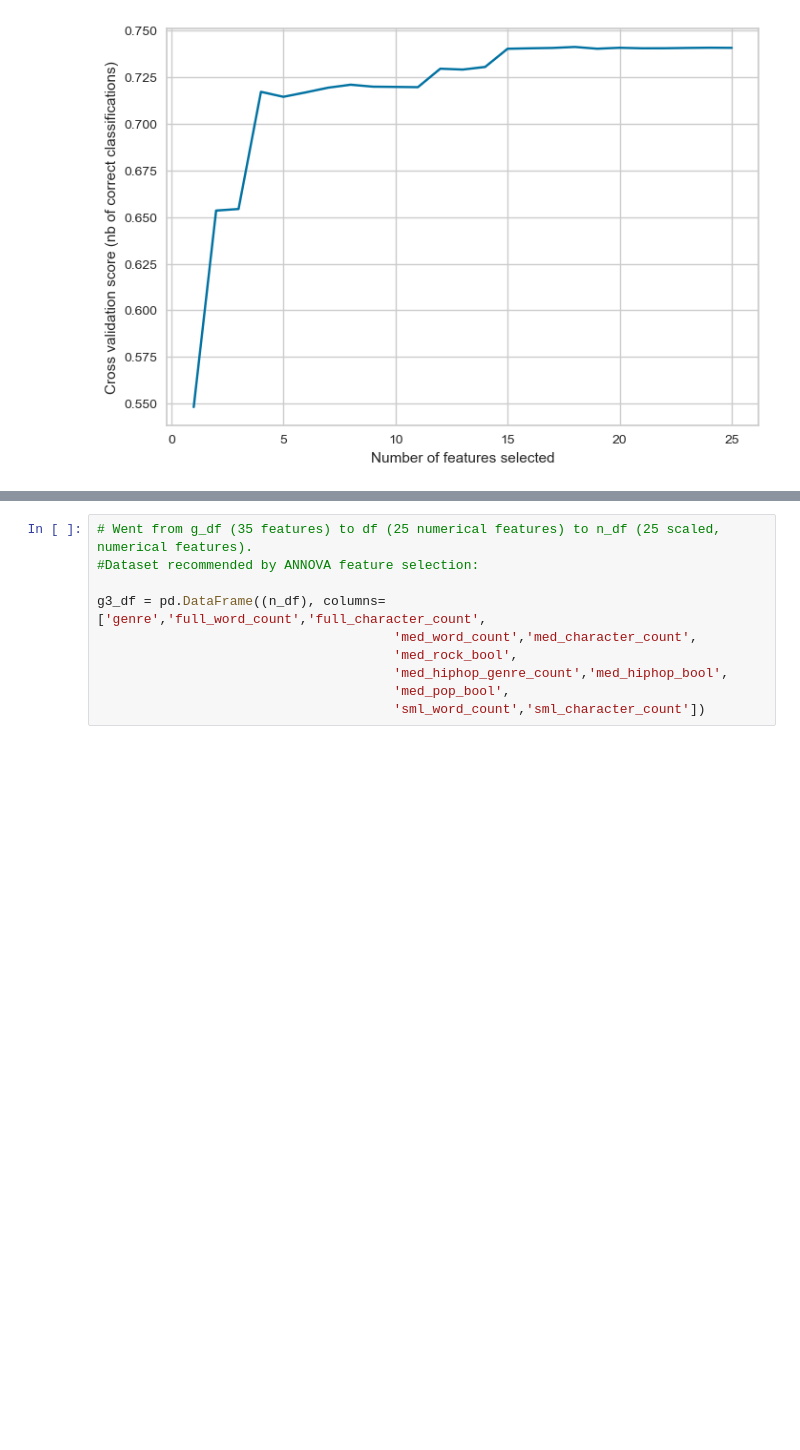
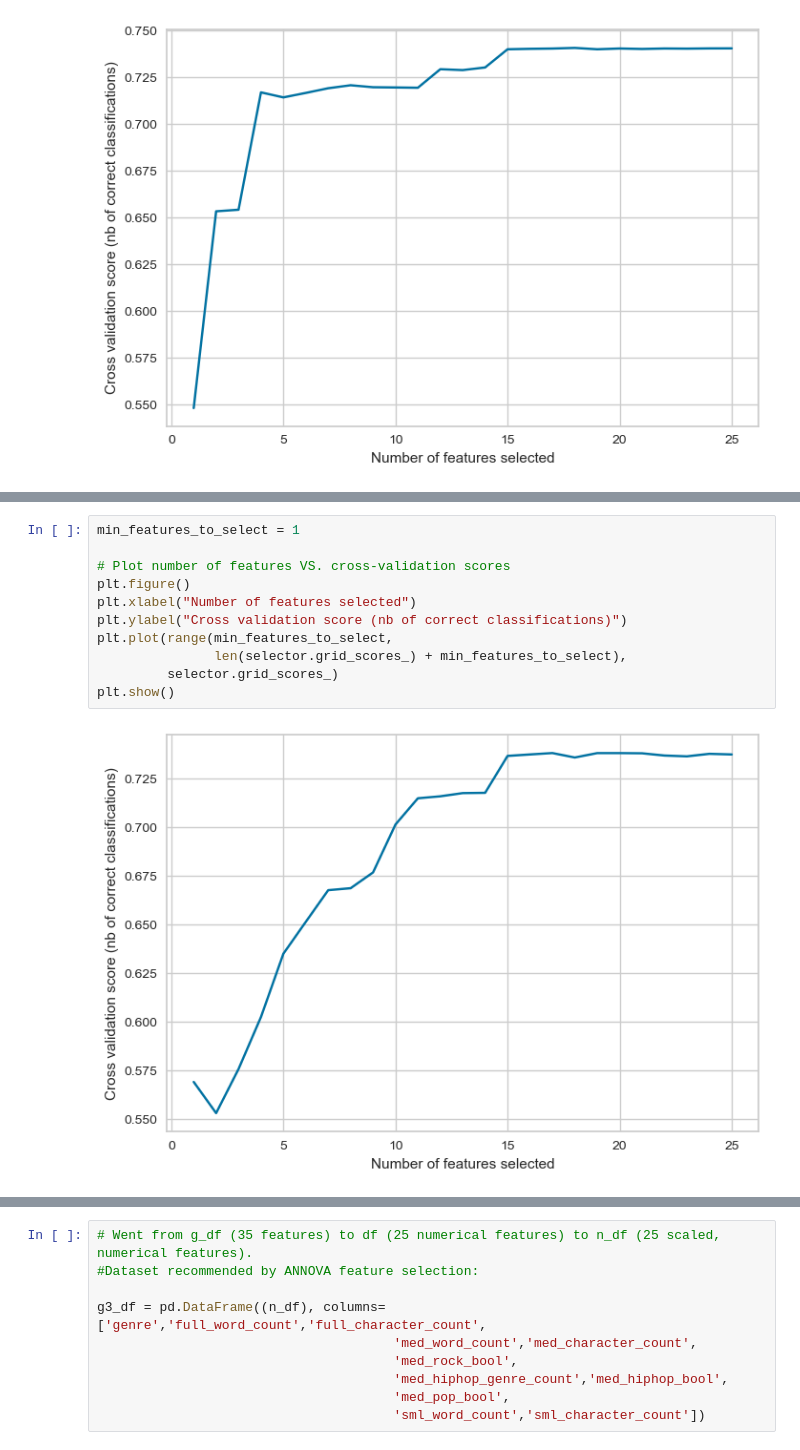
Before and after one commit to georgetown-analytics/Music-Lyrics, a Jupyter notebook: notebooks/Step_7_Visual_Steering.ipynb, the cells around one changed output, grey strips where cells are left out. Cells and saved outputs as stored; diff of their text form; blank space fills up the shorter version.

```diff
--- a/notebooks/Step_7_Visual_Steering.ipynb
+++ b/notebooks/Step_7_Visual_Steering.ipynb
@@ -604,0 +686,13 @@ print("Optimal number of features : %d" % selector.n_features_)
+# %%
+min_features_to_select = 1
+
+# Plot number of features VS. cross-validation scores
+plt.figure()
+plt.xlabel("Number of features selected")
+plt.ylabel("Cross validation score (nb of correct classifications)")
+plt.plot(range(min_features_to_select,
+               len(selector.grid_scores_) + min_features_to_select),
+         selector.grid_scores_)
+plt.show()
+# %% [output]
+[figure, added]
```
Also changed, not shown: parts of 33 cells of this notebook, 5 other files.
